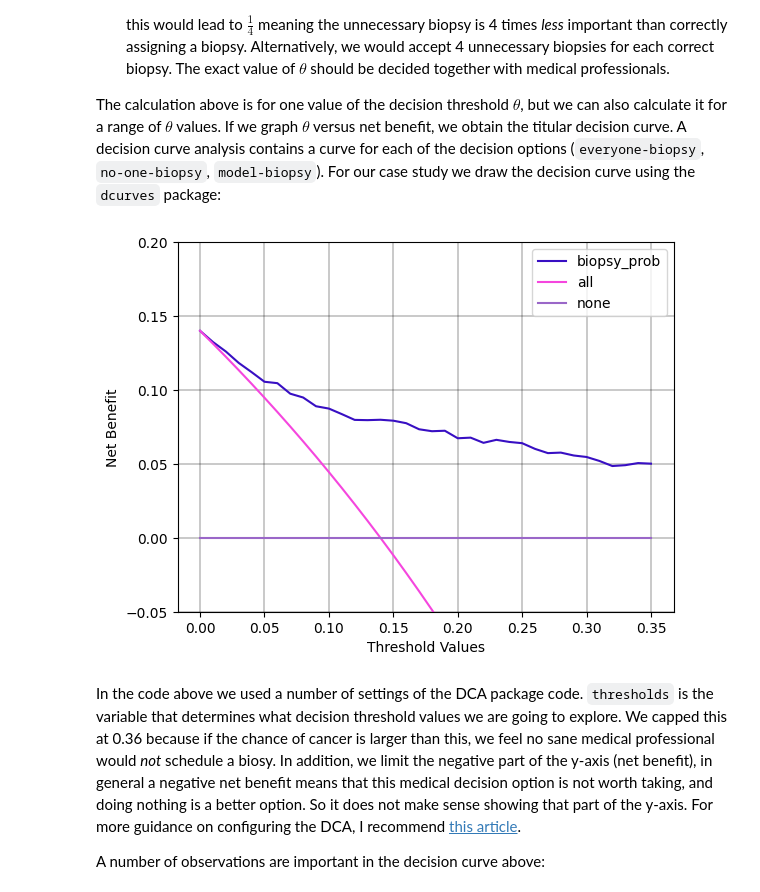
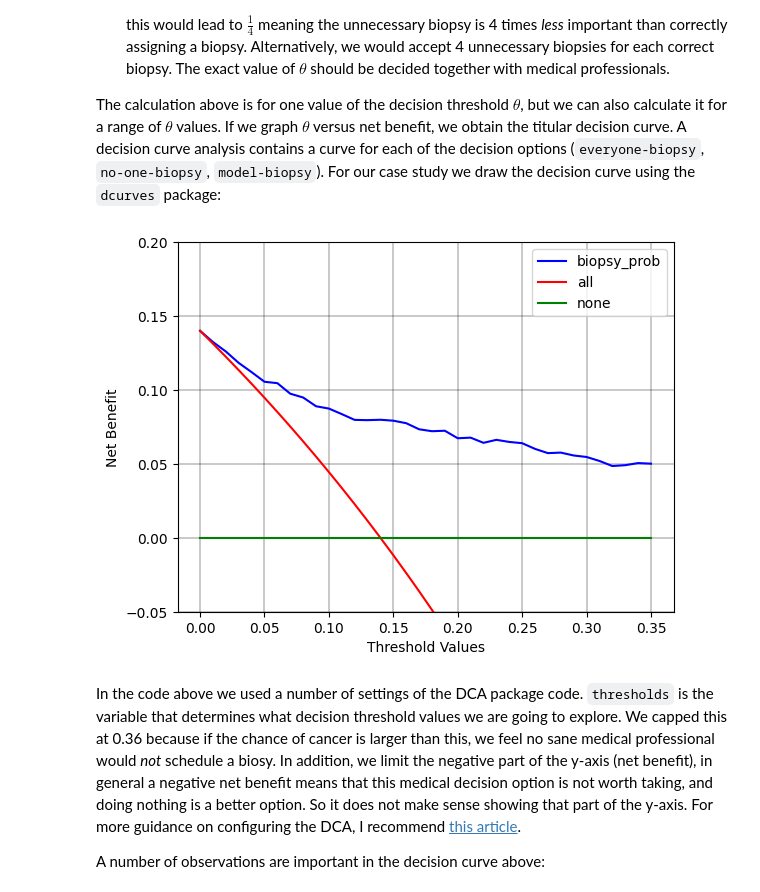
Before and after one commit to ictinnovaties-zorg/dca_blogpost, a Jupyter notebook: dca_blogpost.ipynb, the cells around one changed output. Cells and saved outputs as stored; diff of their text form; code cells hidden in the pictures.

```diff
--- a/dca_blogpost.ipynb
+++ b/dca_blogpost.ipynb
@@ -233,17 +233,18 @@ The calculation above is for one value of the decision threshold $\theta$, but w
 # %%
 from dcurves import dca, plot_graphs
 
 dca_multi_df = \
     dca(data=df_cancer_dx,
         outcome='cancer',
         modelnames=['biopsy_prob'],
         thresholds=np.arange(0,0.36,0.01))
 
 plot_graphs(plot_df=dca_multi_df,
     y_limits=[-0.05, 0.2],
-    graph_type='net_benefit')
+    graph_type='net_benefit',
+    color_names=['blue', 'red', 'green'],)
 # %% [output]
-[figure, old version]
+[figure, new version]
 # %% [markdown]
 In the code above we used a number of settings of the DCA package code. `thresholds` is the variable that determines what decision threshold values we are going to explore. We capped this at 0.36 because if the chance of cancer is larger than this, we feel no sane medical professional would *not* schedule a biosy. In addition, we limit the negative part of the y-axis (net benefit), in general a negative net benefit means that this medical decision option is not worth taking, and doing nothing is a better option. So it does not make sense showing that part of the y-axis. For more guidance on configuring the DCA, I recommend [this article](https://www.fharrell.com/post/edca/).
 
```
Also changed, not shown: parts of 3 cells of this notebook.
